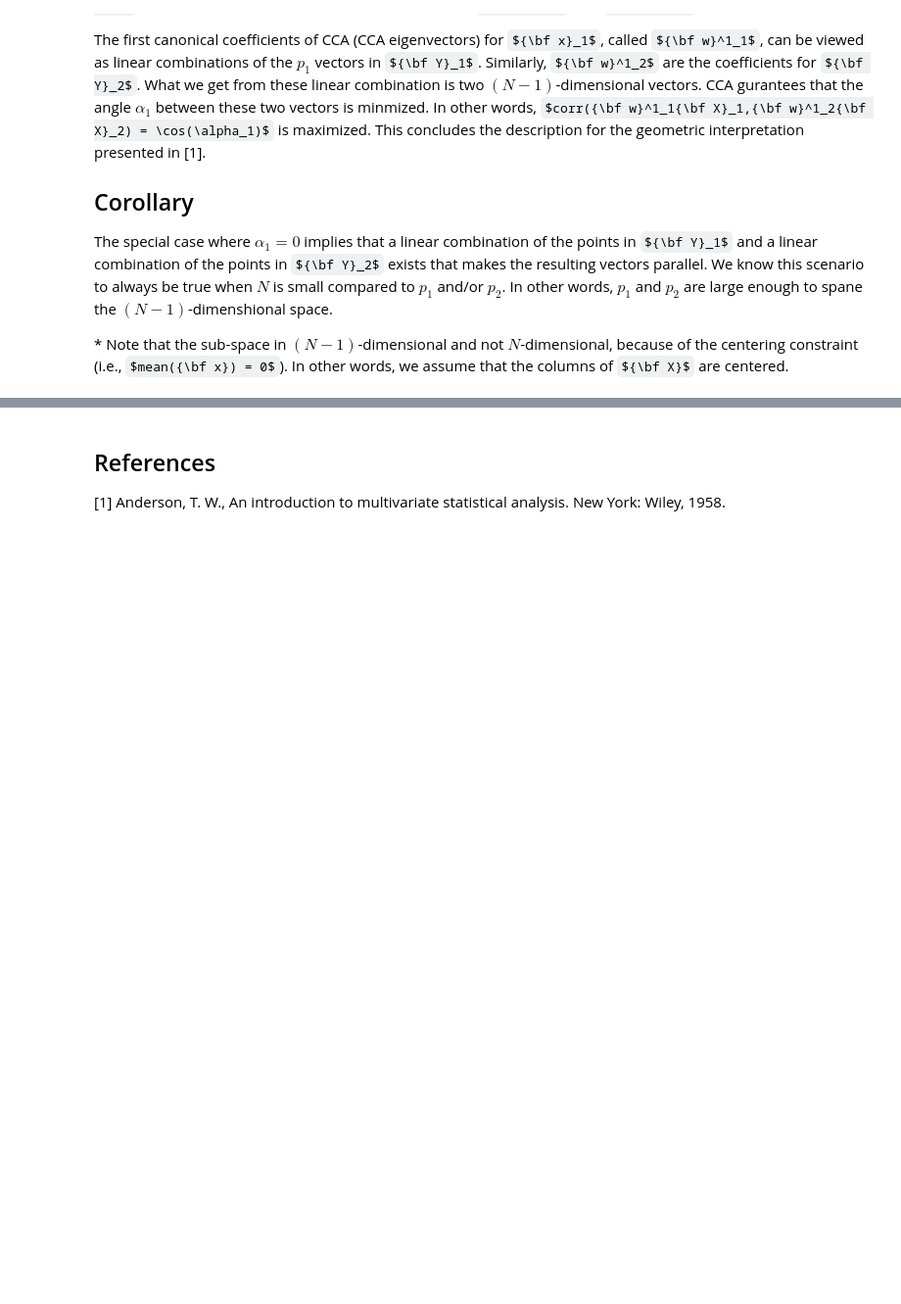
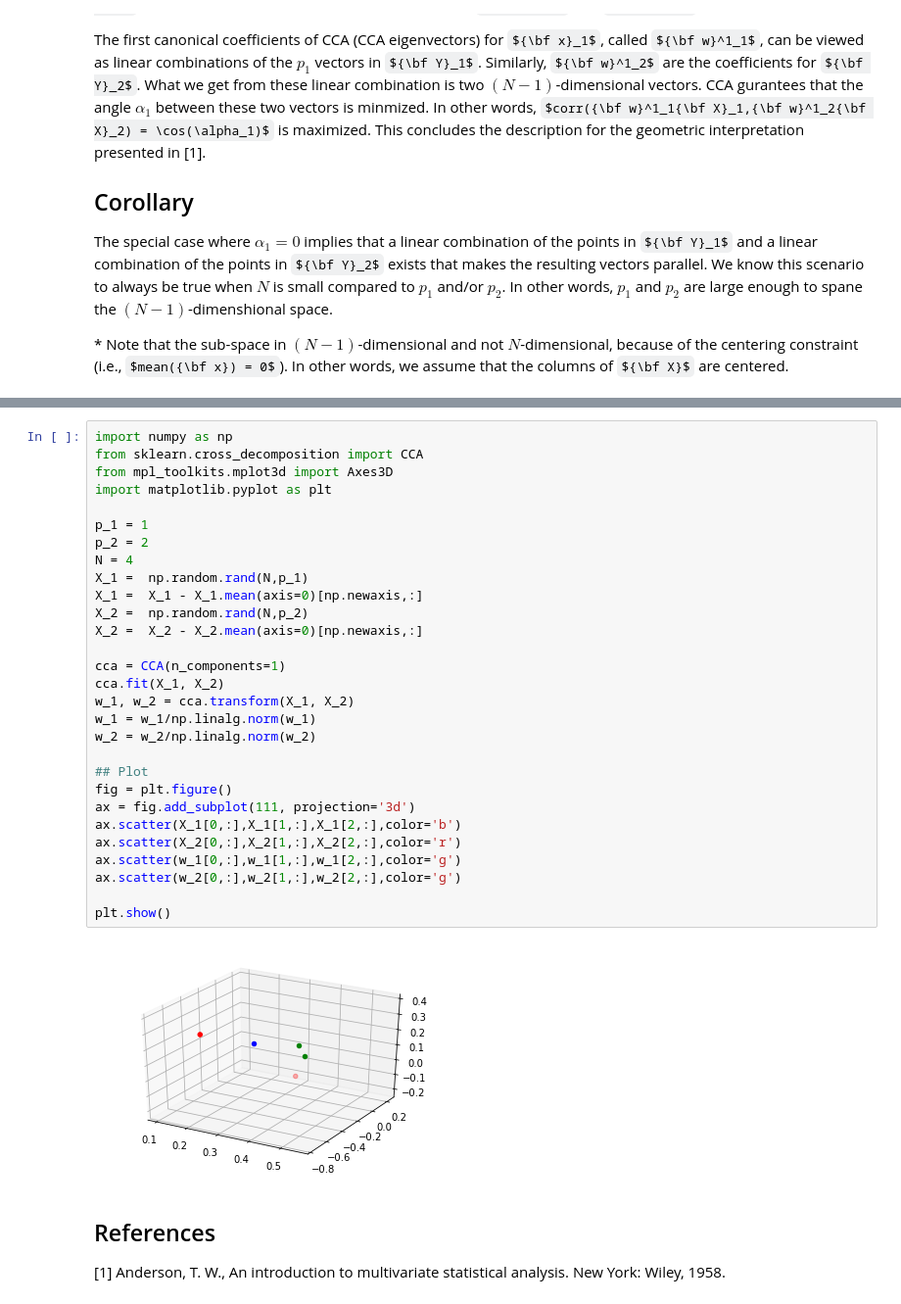
Before and after one commit to idnavid/misc, a Jupyter notebook: cca_geometricinterp.ipynb, the cells around one changed output, grey strips where cells are left out. Shown: that part at 98% size. Saved outputs shown, nothing was run; the diff lists cells and outputs as text; some formulas as TeX source; blank space fills up the shorter version.

```diff
--- a/cca_geometricinterp.ipynb
+++ b/cca_geometricinterp.ipynb
@@ -17,3 +20,34 @@ The special case where $\alpha_1=0$ implies that a linear combination of the poi
+# %%
+import numpy as np
+from sklearn.cross_decomposition import CCA
+from mpl_toolkits.mplot3d import Axes3D
+import matplotlib.pyplot as plt
+
+p_1 = 1
+p_2 = 2
+N = 4
+X_1 =  np.random.rand(N,p_1)
+X_1 =  X_1 - X_1.mean(axis=0)[np.newaxis,:]
+X_2 =  np.random.rand(N,p_2)
+X_2 =  X_2 - X_2.mean(axis=0)[np.newaxis,:]
+
+cca = CCA(n_components=1)
+cca.fit(X_1, X_2)
+w_1, w_2 = cca.transform(X_1, X_2)
+w_1 = w_1/np.linalg.norm(w_1)
+w_2 = w_2/np.linalg.norm(w_2)
+
+## Plot
+fig = plt.figure()
+ax = fig.add_subplot(111, projection='3d')
+ax.scatter(X_1[0,:],X_1[1,:],X_1[2,:],color='b')
+ax.scatter(X_2[0,:],X_2[1,:],X_2[2,:],color='r')
+ax.scatter(w_1[0,:],w_1[1,:],w_1[2,:],color='g')
+ax.scatter(w_2[0,:],w_2[1,:],w_2[2,:],color='g')
+
+plt.show()
+# %% [output]
+[figure, added]
 # %% [markdown]
 ## References
 [1] Anderson, T. W., An introduction to multivariate statistical analysis. New York: Wiley, 1958.
```
Also changed, not shown: parts of 1 cell of this notebook.
